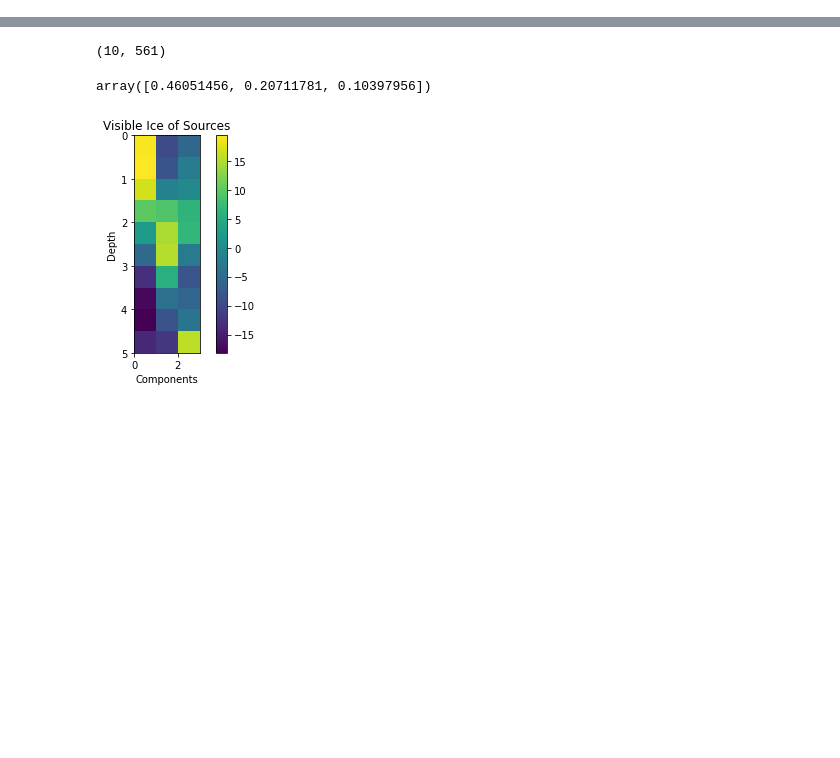
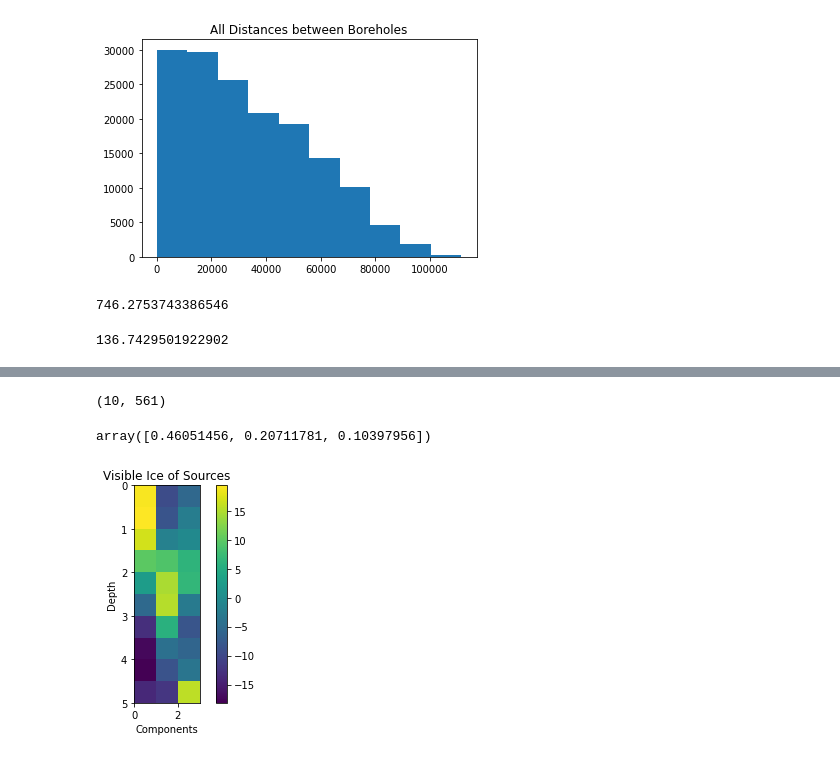
Before and after one commit to bqianz/film, a Jupyter notebook: components_analysis/ICA_horizontal.ipynb, the cells around one changed output, grey strips where cells are left out. Saved outputs shown, nothing was run; the diff lists cells and outputs as text; code cells hidden in the pictures; blank space fills up the shorter version.

```diff
--- a/components_analysis/ICA_horizontal.ipynb
+++ b/components_analysis/ICA_horizontal.ipynb
@@ -41,0 +52,5 @@ def plot_gmplot(input, channel=0, map_name='gmap.html', size=50):
+# %%
+n_bh = len(df_unique)
+# %%
+lats = df_unique.latitude
+longs = df_unique.longitude
@@ -41,0 +61,36 @@ def plot_gmplot(input, channel=0, map_name='gmap.html', size=50):
+# %%
+distances= []
+variance_weighted = []
+#for i, bh in df_unique.iterrows():
+for i in range(n_bh-1):
+    lat1 = lats[i]
+    long1 = longs[i]
+
+    bh1 = bh_interpolated[i]
+
+
+    lat2 = lats[i+1:n_bh]
+    long2 = longs[i+1: n_bh]
+    bh2 = bh_interpolated[i+1:n_bh]
+
+    cur_distances = distance(lat1, long1, lat2, long2)
+    cur_variances = np.linalg.norm(bh2 - bh1, axis=1)
+
+    cur_distances[cur_distances == 0] = 1e-12
+    #print(cur_distances.shape)
+    #print(cur_variances.shape)
+
+    scaled_variances = cur_variances / cur_distances
+
+    #print(scaled_variances.shape)
+
+    distances.append(sorted(list(cur_distances)))
+    variance_weighted.append(sorted(list(scaled_variances), reverse=True))
+
+#     for j in range(i+1, n_bh):
+#         bh2 = df_unique.iloc[[j]]
+#         lat2 = np.array(bh2['latitude'])
+#         long2 = np.array(bh2['longitude'])
+#         distances[i,j] = distance(lat1, long1, lat2, long2)
+# %%
+distances_flat = flatten_list(distances)
@@ -41,0 +116,6 @@ def plot_gmplot(input, channel=0, map_name='gmap.html', size=50):
+# %%
+plt.hist(distances_flat)
+plt.title("All Distances between Boreholes")
+plt.show()
+# %% [output]
+[figure, added]
@@ -41,0 +124,8 @@ def plot_gmplot(input, channel=0, map_name='gmap.html', size=50):
+# %%
+np.mean(distances_min)
+# %% [output]
+746.2753743386546
+# %%
+np.median(distances_min)
+# %% [output]
+136.7429501922902
```
Also changed, not shown: parts of 28 cells of this notebook, 1 other file.
